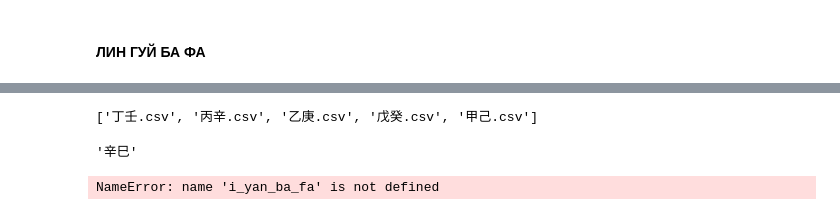
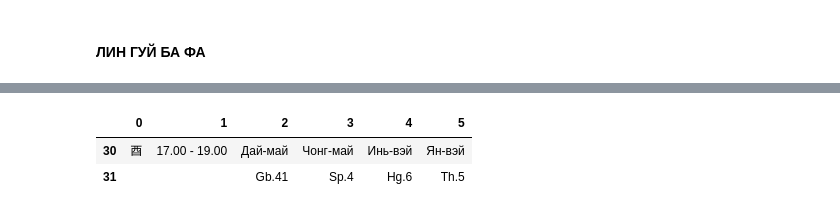
Before and after one commit to Sonnenbergenfluganschluss/BaZi, a Jupyter notebook: app.ipynb, the cells around one changed output, grey strips where cells are left out. Cells and saved outputs as stored; diff of their text form; code cells hidden in the pictures.

```diff
--- a/app.ipynb
+++ b/app.ipynb
@@ -223,16 +211,16 @@ cities[cities["Регион"].str.contains(city, regex=True)]
 cities = pd.read_csv("data/cities.csv")
 # %%
 
-city = "Хабар" # input("Введите название Вашего населённого пункта").capitalize()
+city = "Барнаул" # input("Введите название Вашего населённого пункта").capitalize()
 if len(cities[cities["Город"].str.contains(city, regex=True).fillna(False)]) != 0:
         raw = cities[cities["Город"].str.contains(city, regex=True).fillna(False)][["Индекс", "Тип региона", "Регион", "Тип района",
-                                                                            "Район", "Тип города", "Город", "Тип н/п", "Н/п"]].dropna(axis=1)
+                                                                            "Район", "Тип города", "Город", "Тип н/п", "Н/п", "Часовой пояс"]].dropna(axis=1)
 elif len(cities[cities["Регион"].str.contains(city, regex=True).fillna(False)]) != 0:
         raw = (cities[cities["Регион"].str.contains(city, regex=True).fillna(False)][["Индекс", "Тип региона", "Регион",
-            "Тип района",	"Район", "Тип города", "Город", "Тип н/п",	"Н/п"]].dropna(axis=1))
+            "Тип района",	"Район", "Тип города", "Город", "Тип н/п",	"Н/п", "Часовой пояс"]].dropna(axis=1))
 else:
     raw = (cities[cities["Н/п"].str.contains(city, regex=True).fillna(False)][["Индекс", "Тип региона", "Регион",
-            "Тип района",	"Район", "Тип города", "Город", "Тип н/п",	"Н/п"]].dropna(axis=1))
+            "Тип района",	"Район", "Тип города", "Город", "Тип н/п",	"Н/п", "Часовой пояс"]].dropna(axis=1))
 
 id_city = raw.index
 long = cities.loc[id_city, "Долгота"].values[0]
@@ -240,9 +228,9 @@ h = int(long//15)
 minutes = int(round((long/15 - h)*60))
 minutes
 
-timedelta(hours=h, minutes=minutes)
+utc = int(raw["Часовой пояс"].values[0])
 
-CURRENT_TIME = datetime.now().time().strftime("%H:%M")
+CURRENT_TIME = (datetime.utcnow() + timedelta(hours=utc)).time().strftime('%H:%M')
 CURRENT_TIME_SOLAR = (datetime.utcnow() + timedelta(hours=h, minutes=minutes)).time().strftime('%H:%M')
 
 print(f"Текущее административное время: {CURRENT_TIME}")
@@ -459,11 +487,3 @@ path_tai = os.listdir("data/tai_yan_ba_fa/")
-# %%
-path_tai
-# %% [output]
-['丁壬.csv', '丙辛.csv', '乙庚.csv', '戊癸.csv', '甲己.csv']
-# %%
-current_hour_china
-# %% [output]
-'辛巳'
 # %%
 list_tai = os.listdir("data/tai_yan_ba_fa/")
 for l in list_tai:
@@ -472,12 +492,17 @@ for l in list_tai:
 
 tai_yan_ba_fa = pd.read_csv(f"data/tai_yan_ba_fa/{file[0]}")
 
-current_hour_taiyan = tai_yan_ba_fa[tai_yan_ba_fa["0"]==current_hour_china[1]]
+try:
+    current_hour_taiyan = tai_yan_ba_fa.iloc[tai_yan_ba_fa[tai_yan_ba_fa["0"]==current_hour_china[1]].index[0]:
+                                                tai_yan_ba_fa[tai_yan_ba_fa["0"]==current_hour_china[1]].index[0] + 2]
+except:
+    current_hour_taiyan = tai_yan_ba_fa.iloc[tai_yan_ba_fa[tai_yan_ba_fa["0"]==current_hour_china[1]].index[0]:]
-# %%
-tai_yan_ba_fa[tai_yan_ba_fa["0"]==current_hour_china[1]].index
-tacurrent_hour_taiyan = i_yan_ba_fa.iloc[tai_yan_ba_fa[tai_yan_ba_fa["0"]==current_hour_china[1]].index[0]:tai_yan_ba_fa[tai_yan_ba_fa["0"]==current_hour_china[1]].index[0] + 2]
-# %% [output]
-NameError: name 'i_yan_ba_fa' is not defined
+# %%
+current_hour_taiyan
+# %% [output]
+|  | 0 | 1 | 2 | 3 | 4 | 5 |
+| 30 | 酉 | 17.00 - 19.00 | Дай-май | Чонг-май | Инь-вэй | Ян-вэй |
+| 31 |  |  | Gb.41 | Sp.4 | Hg.6 | Th.5 |
 # %%
 da_syao = pd.read_csv("data/da_syao.csv")
 
```
Also changed, not shown: parts of 17 cells of this notebook.
